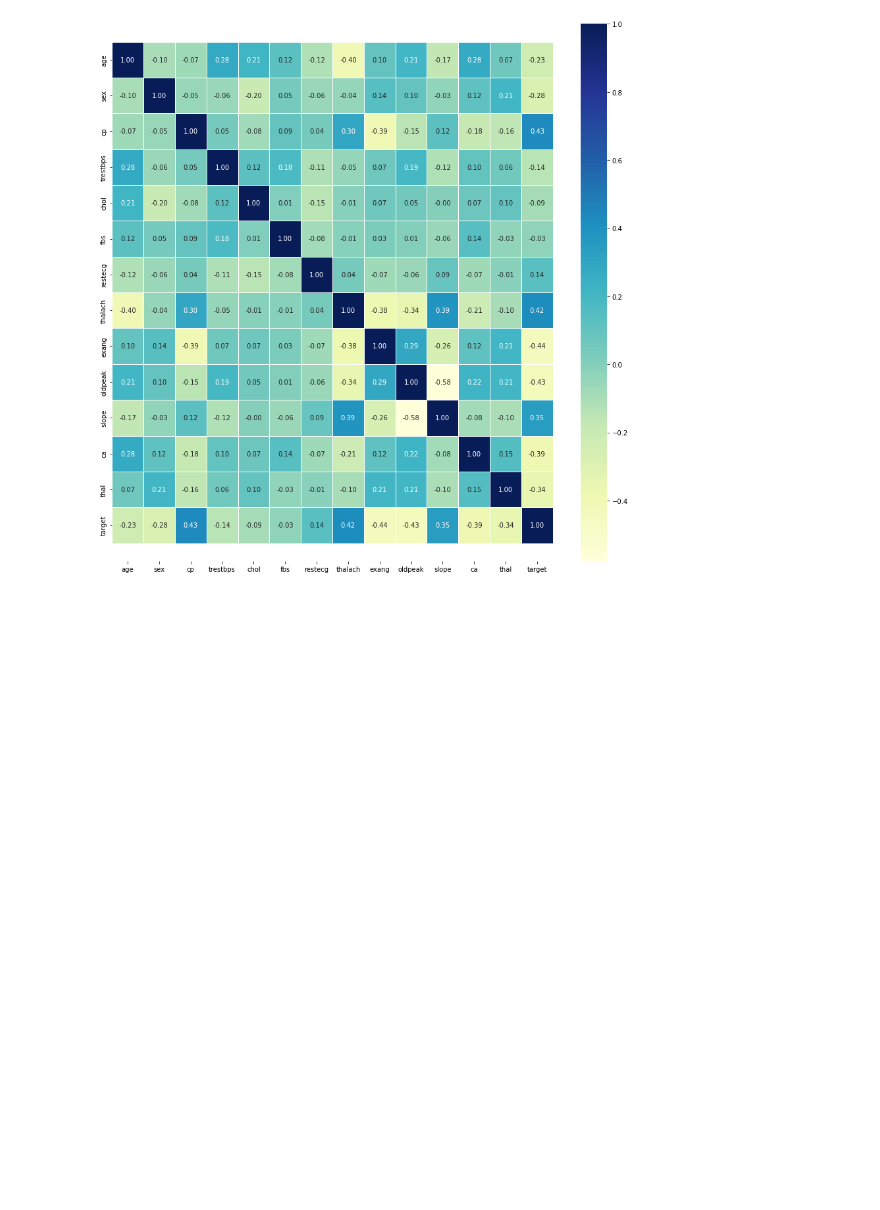
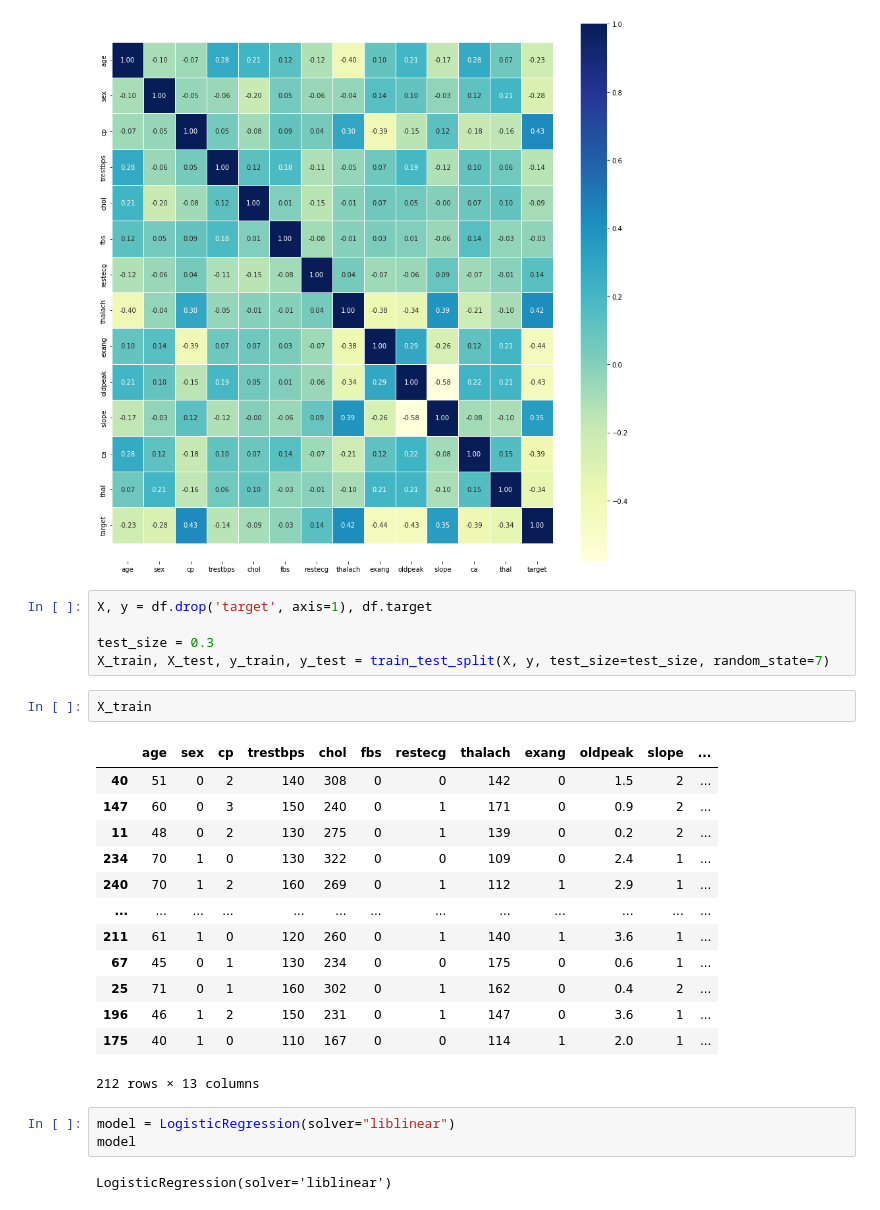
Before and after one commit to gandastik/Heart-Disease-ML, a Jupyter notebook: eda.ipynb, the cells around one changed output. Drawn from its saved outputs; the diff is of its cells as text; blank space fills up the shorter version.

Commit message:
done logistic regression and add some pictures

```diff
--- a/eda.ipynb
+++ b/eda.ipynb
@@ -109,3 +58,29 @@ ax.set_ylim(bottom + 0.5, top - 0.5)
 # %% [output]
 (14.5, -0.5)
 [figure]
+# %%
+X, y = df.drop('target', axis=1), df.target
+
+test_size = 0.3
+X_train, X_test, y_train, y_test = train_test_split(X, y, test_size=test_size, random_state=7)
+# %%
+X_train
+# %% [output]
+|  | age | sex | cp | trestbps | chol | fbs | restecg | thalach | exang | oldpeak | slope | ... |
+| 40 | 51 | 0 | 2 | 140 | 308 | 0 | 0 | 142 | 0 | 1.5 | 2 | ... |
+| 147 | 60 | 0 | 3 | 150 | 240 | 0 | 1 | 171 | 0 | 0.9 | 2 | ... |
+| 11 | 48 | 0 | 2 | 130 | 275 | 0 | 1 | 139 | 0 | 0.2 | 2 | ... |
+| 234 | 70 | 1 | 0 | 130 | 322 | 0 | 0 | 109 | 0 | 2.4 | 1 | ... |
+| 240 | 70 | 1 | 2 | 160 | 269 | 0 | 1 | 112 | 1 | 2.9 | 1 | ... |
+| ... | ... | ... | ... | ... | ... | ... | ... | ... | ... | ... | ... | ... |
+| 211 | 61 | 1 | 0 | 120 | 260 | 0 | 1 | 140 | 1 | 3.6 | 1 | ... |
+| 67 | 45 | 0 | 1 | 130 | 234 | 0 | 0 | 175 | 0 | 0.6 | 1 | ... |
+| 25 | 71 | 0 | 1 | 160 | 302 | 0 | 1 | 162 | 0 | 0.4 | 2 | ... |
+| 196 | 46 | 1 | 2 | 150 | 231 | 0 | 1 | 147 | 0 | 3.6 | 1 | ... |
+| 175 | 40 | 1 | 0 | 110 | 167 | 0 | 0 | 114 | 1 | 2.0 | 1 | ... |
+212 rows × 13 columns
+# %%
+model = LogisticRegression(solver="liblinear")
+model
+# %% [output]
+LogisticRegression(solver='liblinear')
```
Also changed, not shown: parts of 15 cells of this notebook, 9 other files.
